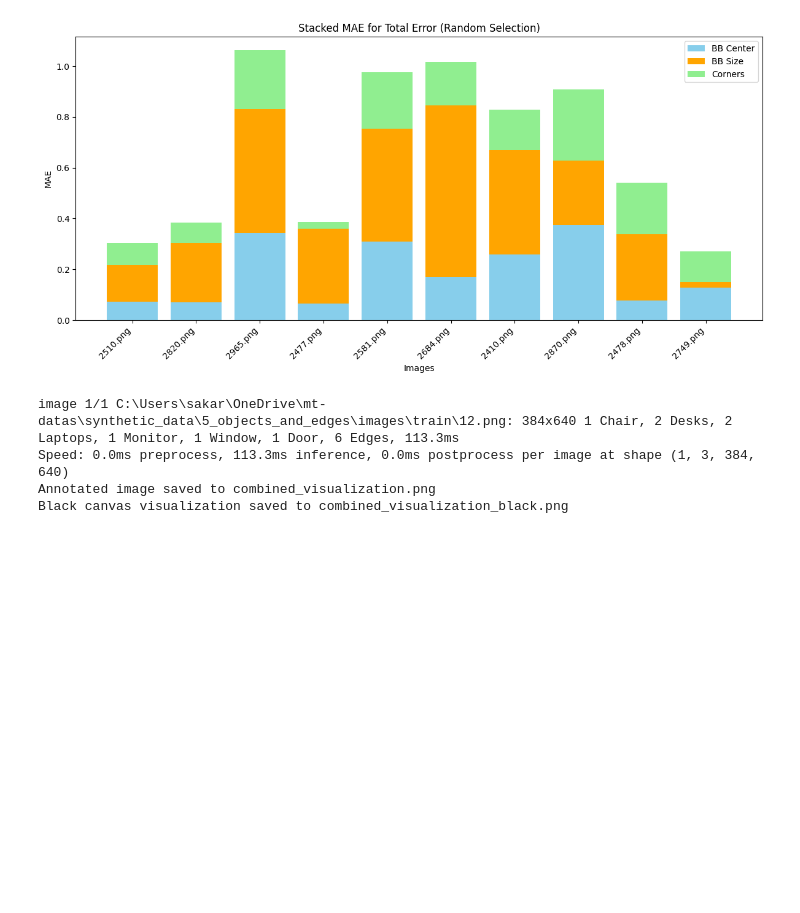
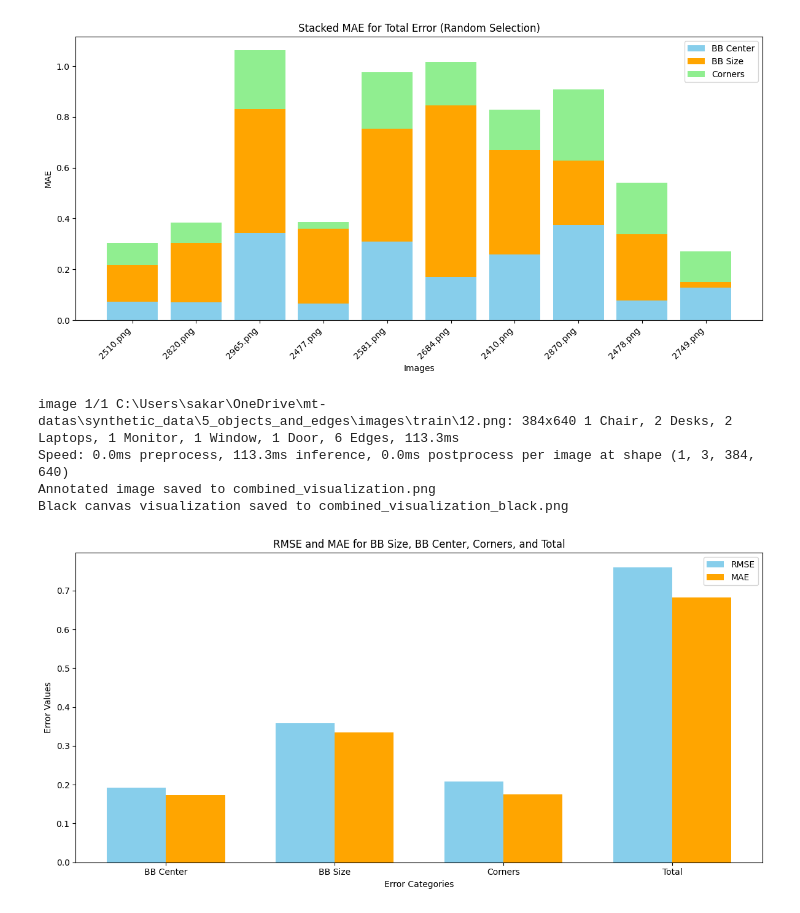
Before and after one commit to sarpermelikertekin/mt-3d-environments-from-video, a Jupyter notebook: YOLOv8/yolo.ipynb, the cells around one changed output. Drawn from its saved outputs; the diff is of its cells as text; code cells hidden in the pictures; blank space fills up the shorter version.

Commit message:
All error visualizations are done

```diff
--- a/YOLOv8/yolo.ipynb
+++ b/YOLOv8/yolo.ipynb
@@ -569,3 +569,54 @@ image 1/1 C:\Users\sakar\OneDrive\mt-datas\synthetic_data\5_objects_and_edges\im
 Speed: 0.0ms preprocess, 113.3ms inference, 0.0ms postprocess per image at shape (1, 3, 384, 640)
 Annotated image saved to combined_visualization.png
 Black canvas visualization saved to combined_visualization_black.png
+# %%
+import matplotlib.pyplot as plt
+import numpy as np
+import pandas as pd
+
+# Function to visualize RMSE and MAE in a single plot
+def visualize_combined_errors(errors):
+    # Convert errors dictionary into DataFrame
+    df = pd.DataFrame.from_dict(errors, orient="index")
+    df.index.name = "Image"
+    df.reset_index(inplace=True)
+
+    # Calculate the average for each metric across all images
+    avg_rmse_bb_center = df["RMSE_BB_Center"].mean()
+    avg_rmse_bb_size = df["RMSE_BB_Size"].mean()
+    avg_rmse_corners = df["RMSE_Corners"].mean()
+    avg_rmse_total = df["RMSE_Total"].mean()
+
+    avg_mae_bb_center = df["MAE_BB_Center"].mean()
+    avg_mae_bb_size = df["MAE_BB_Size"].mean()
+    avg_mae_corners = df["MAE_Corners"].mean()
+    avg_mae_total = df["MAE_Total"].mean()
+
+    # Prepare data for plotting
+    metrics = ["BB Center", "BB Size", "Corners", "Total"]
+    rmse_values = [avg_rmse_bb_center, avg_rmse_bb_size, avg_rmse_corners, avg_rmse_total]
+    mae_values = [avg_mae_bb_center, avg_mae_bb_size, avg_mae_corners, avg_mae_total]
+
+    # Create the bar plot
+    x = np.arange(len(metrics))  # the label locations
+    width = 0.35  # the width of the bars
+
+    plt.figure(figsize=(12, 6))
+    plt.bar(x - width / 2, rmse_values, width, label="RMSE", color="skyblue")
+    plt.bar(x + width / 2, mae_values, width, label="MAE", color="orange")
+
+    # Add labels, title, and legend
+    plt.xlabel("Error Categories")
+    plt.ylabel("Error Values")
+    plt.title("RMSE and MAE for BB Size, BB Center, Corners, and Total")
+    plt.xticks(x, metrics)
+    plt.legend()
+
+    # Show the plot
+    plt.tight_layout()
+    plt.show()
+
+# Call the function to visualize combined errors
+visualize_combined_errors(errors)
+# %% [output]
+[figure, added]
```
Also changed, not shown: parts of 1 cell of this notebook.
